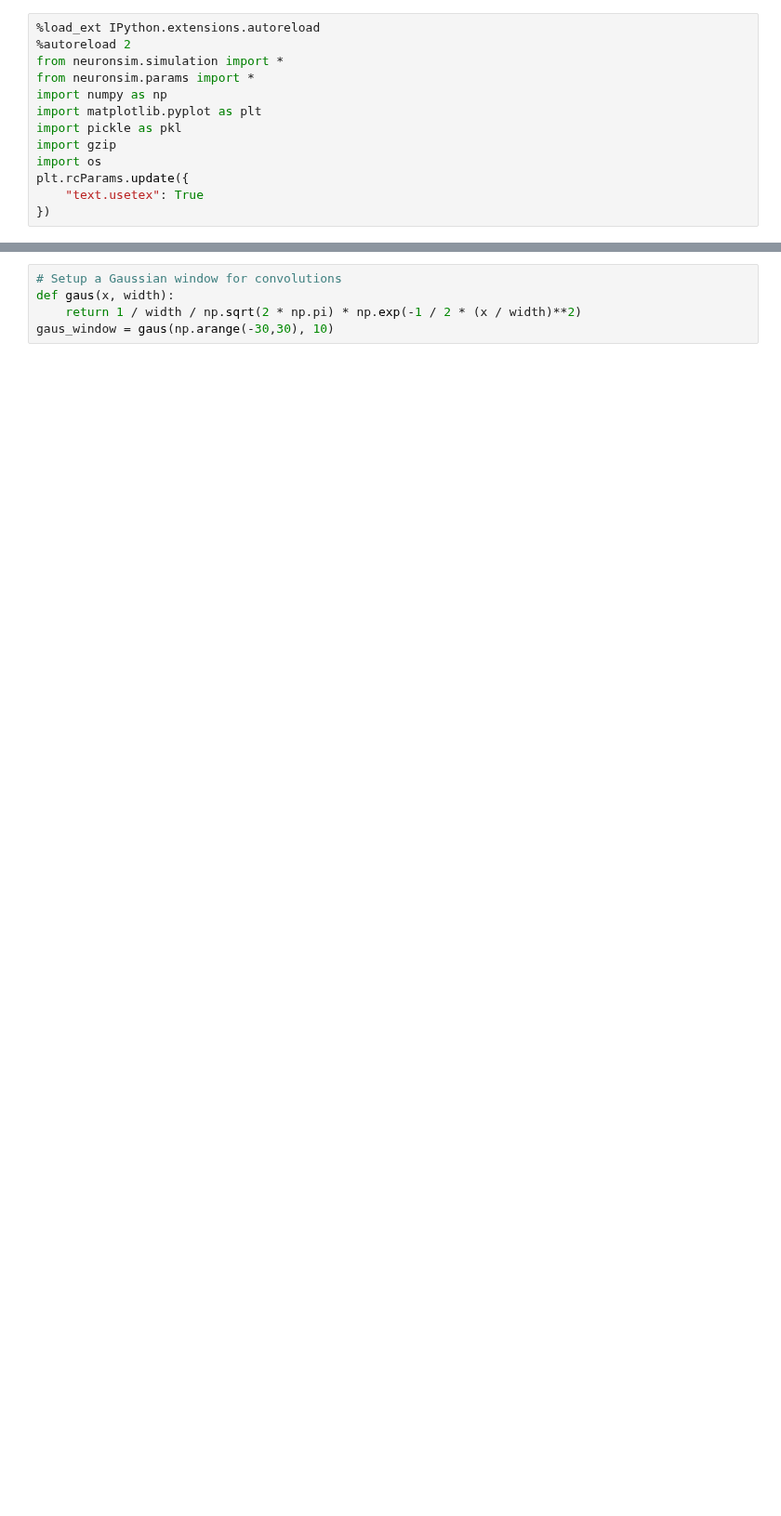
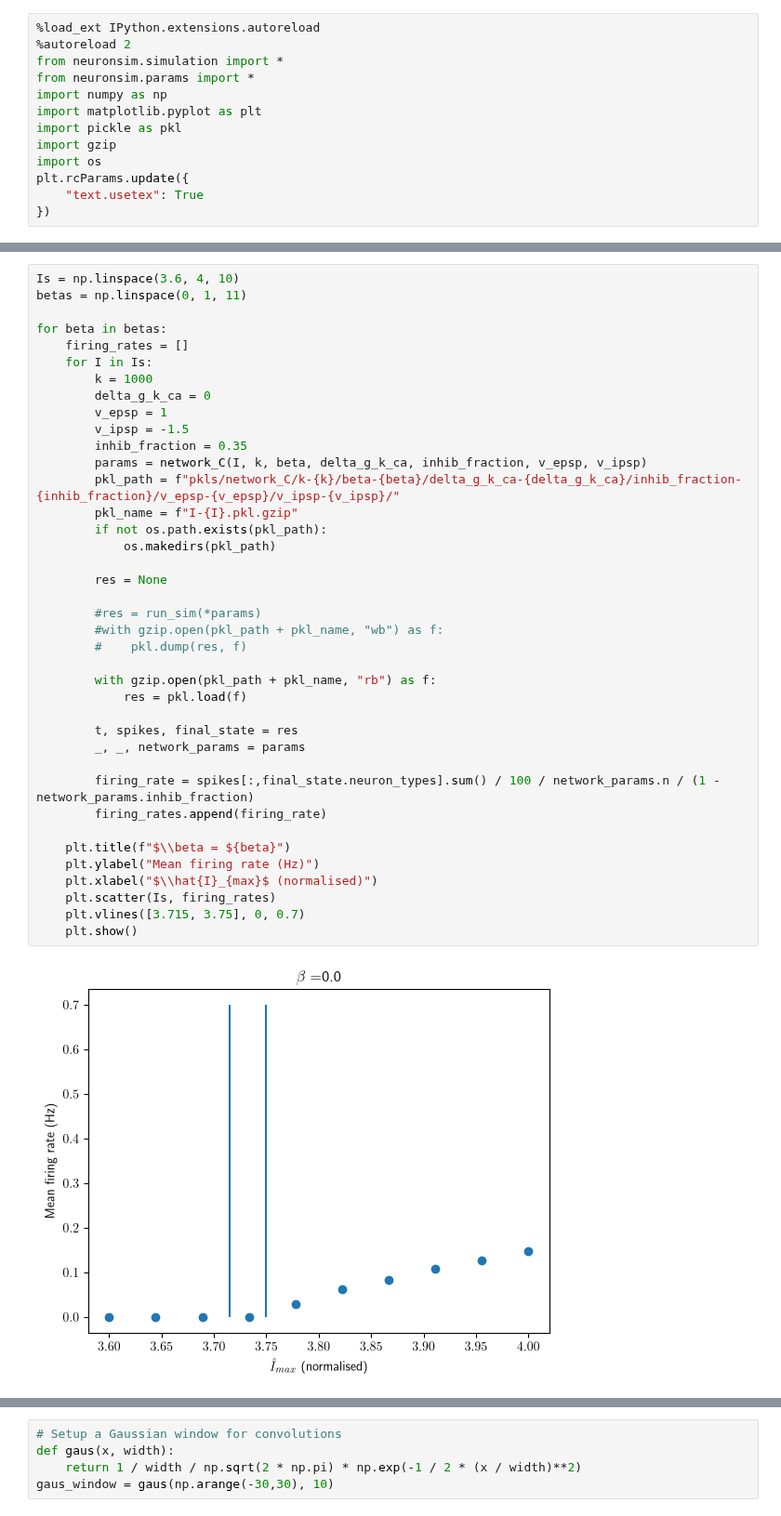
Before and after one commit to hectorBrown/neuronsim, a Jupyter notebook: Watts-Strogatz.ipynb, the cells around one changed output, grey strips where cells are left out. Shown at 93% size. Drawn from its saved outputs; the diff is of its cells as text; blank space fills up the shorter version.

```diff
--- a/Watts-Strogatz.ipynb
+++ b/Watts-Strogatz.ipynb
@@ -47,0 +25,41 @@ KeyboardInterrupt:
+# %%
+Is = np.linspace(3.6, 4, 10)
+betas = np.linspace(0, 1, 11)
+
+for beta in betas:
+    firing_rates = []
+    for I in Is:
+        k = 1000
+        delta_g_k_ca = 0
+        v_epsp = 1
+        v_ipsp = -1.5
+        inhib_fraction = 0.35
+        params = network_C(I, k, beta, delta_g_k_ca, inhib_fraction, v_epsp, v_ipsp)
+        pkl_path = f"pkls/network_C/k-{k}/beta-{beta}/delta_g_k_ca-{delta_g_k_ca}/inhib_fraction-{inhib_fraction}/v_epsp-{v_epsp}/v_ipsp-{v_ipsp}/"
+        pkl_name = f"I-{I}.pkl.gzip"
+        if not os.path.exists(pkl_path):
+            os.makedirs(pkl_path)
+
+        res = None
+
+        #res = run_sim(*params)
+        #with gzip.open(pkl_path + pkl_name, "wb") as f:
+        #    pkl.dump(res, f)
+
+        with gzip.open(pkl_path + pkl_name, "rb") as f:
+            res = pkl.load(f)
+
+        t, spikes, final_state = res
+        _, _, network_params = params
+
+        firing_rate = spikes[:,final_state.neuron_types].sum() / 100 / network_params.n / (1 - network_params.inhib_fraction)
+        firing_rates.append(firing_rate)
+
+    plt.title(f"$\\beta = ${beta}")
+    plt.ylabel("Mean firing rate (Hz)")
+    plt.xlabel("$\\hat{I}_{max}$ (normalised)")
+    plt.scatter(Is, firing_rates)
+    plt.vlines([3.715, 3.75], 0, 0.7)
+    plt.show()
+# %% [output]
+[figure, added]
```
Also changed, not shown: parts of 11 cells of this notebook, 1 other file.
